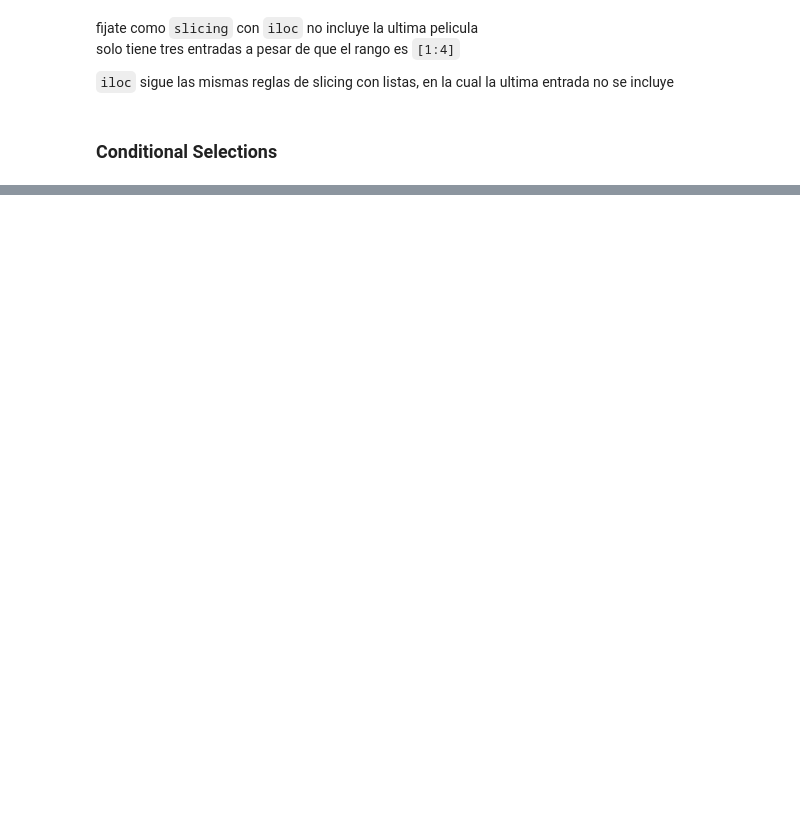
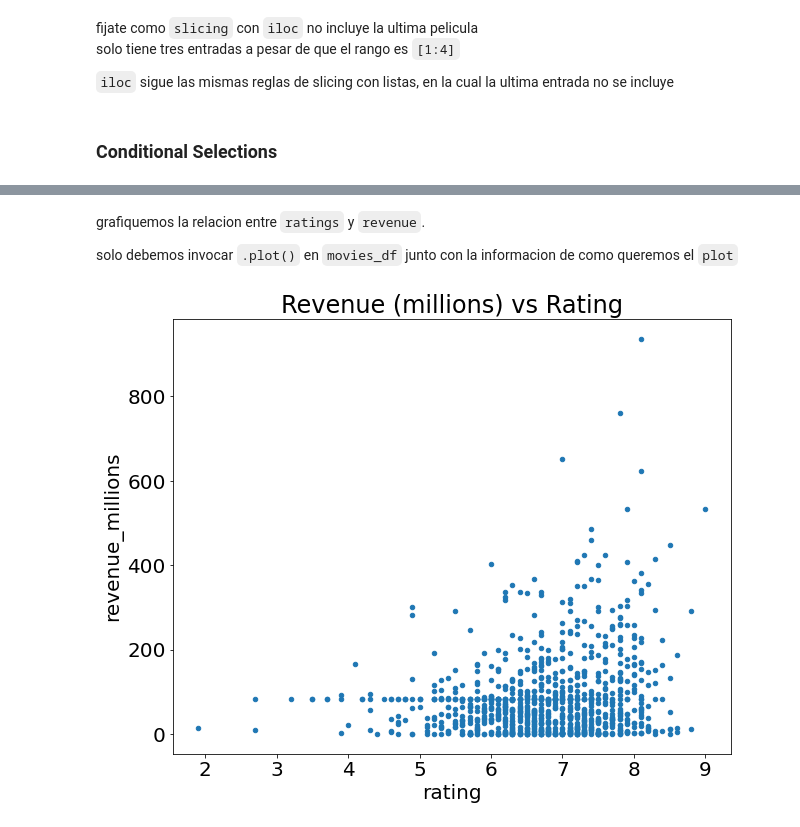
Before and after one commit to julianjara/machine_learning_titanic, a Jupyter notebook: panda.ipynb, the cells around one changed output, grey strips where cells are left out. Saved outputs shown, nothing was run; the diff lists cells and outputs as text; code cells hidden in the pictures; blank space fills up the shorter version.

```diff
--- a/panda.ipynb
+++ b/panda.ipynb
@@ -526,0 +650,6 @@ solo tiene tres entradas a pesar de que el rango es `[1:4]`
+# %%
+def rating_function(x):
+    if x >= 8.0:
+        return "good"
+    else:
+        return "bad"
@@ -526,0 +658,4 @@ solo tiene tres entradas a pesar de que el rango es `[1:4]`
+# %%
+movies_df["rating_category"] = movies_df["rating"].apply(rating_function)
+
+movies_df.head(2)
@@ -526,0 +679,3 @@ solo tiene tres entradas a pesar de que el rango es `[1:4]`
+# %%
+import matplotlib.pyplot as plt
+plt.rcParams.update({'font.size': 20, 'figure.figsize': (10, 8)}) # set font and plot size to be larger
@@ -526,0 +688,8 @@ solo tiene tres entradas a pesar de que el rango es `[1:4]`
+# %% [markdown]
+grafiquemos la relacion entre `ratings` y `revenue`.
+
+solo debemos invocar `.plot()` en `movies_df` junto con la informacion de como queremos el `plot`
+# %%
+movies_df.plot(kind='scatter', x='rating', y='revenue_millions', title='Revenue (millions) vs Rating');
+# %% [output]
+[figure, added]
```
Also changed, not shown: parts of 38 cells of this notebook.
